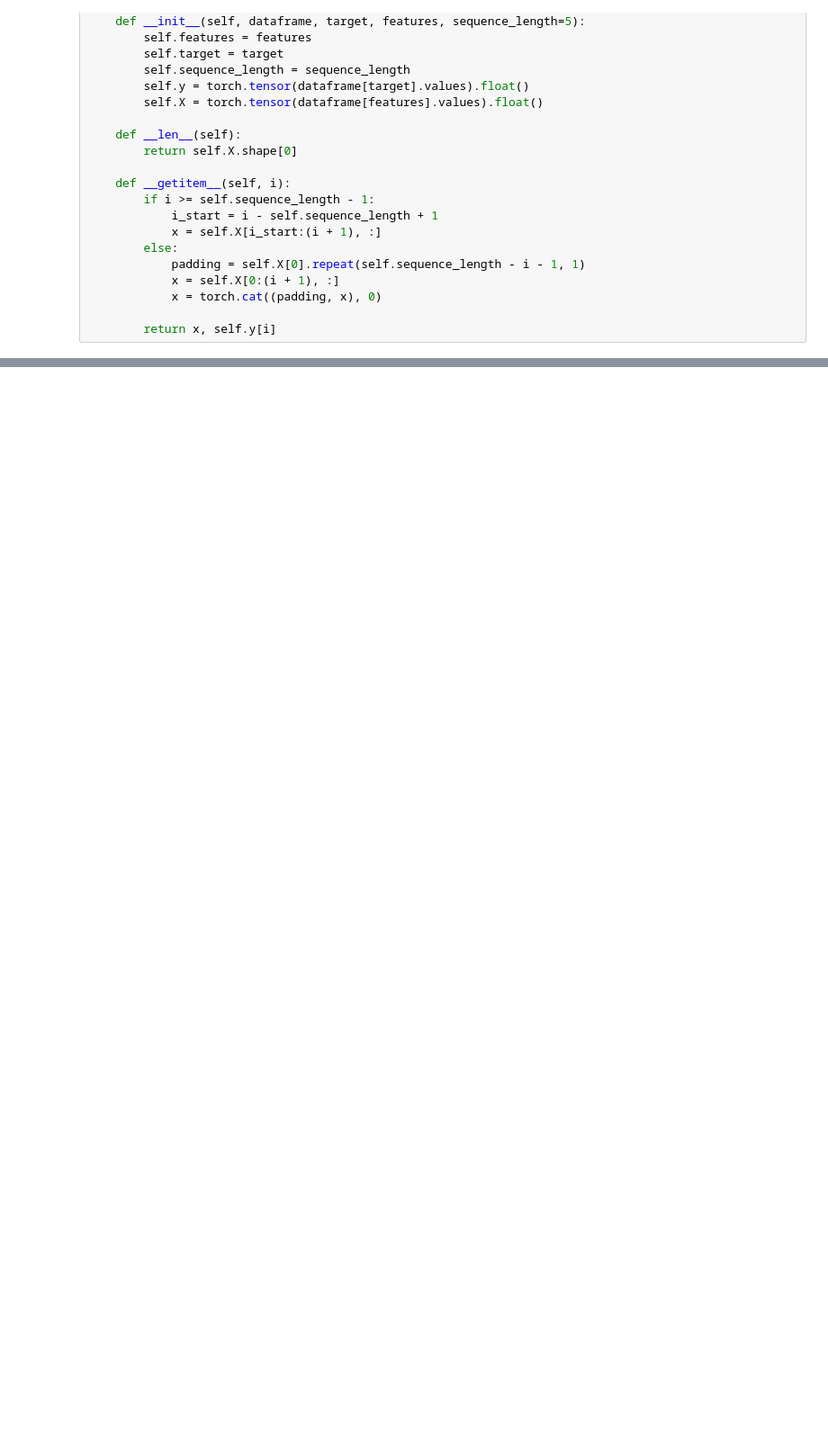
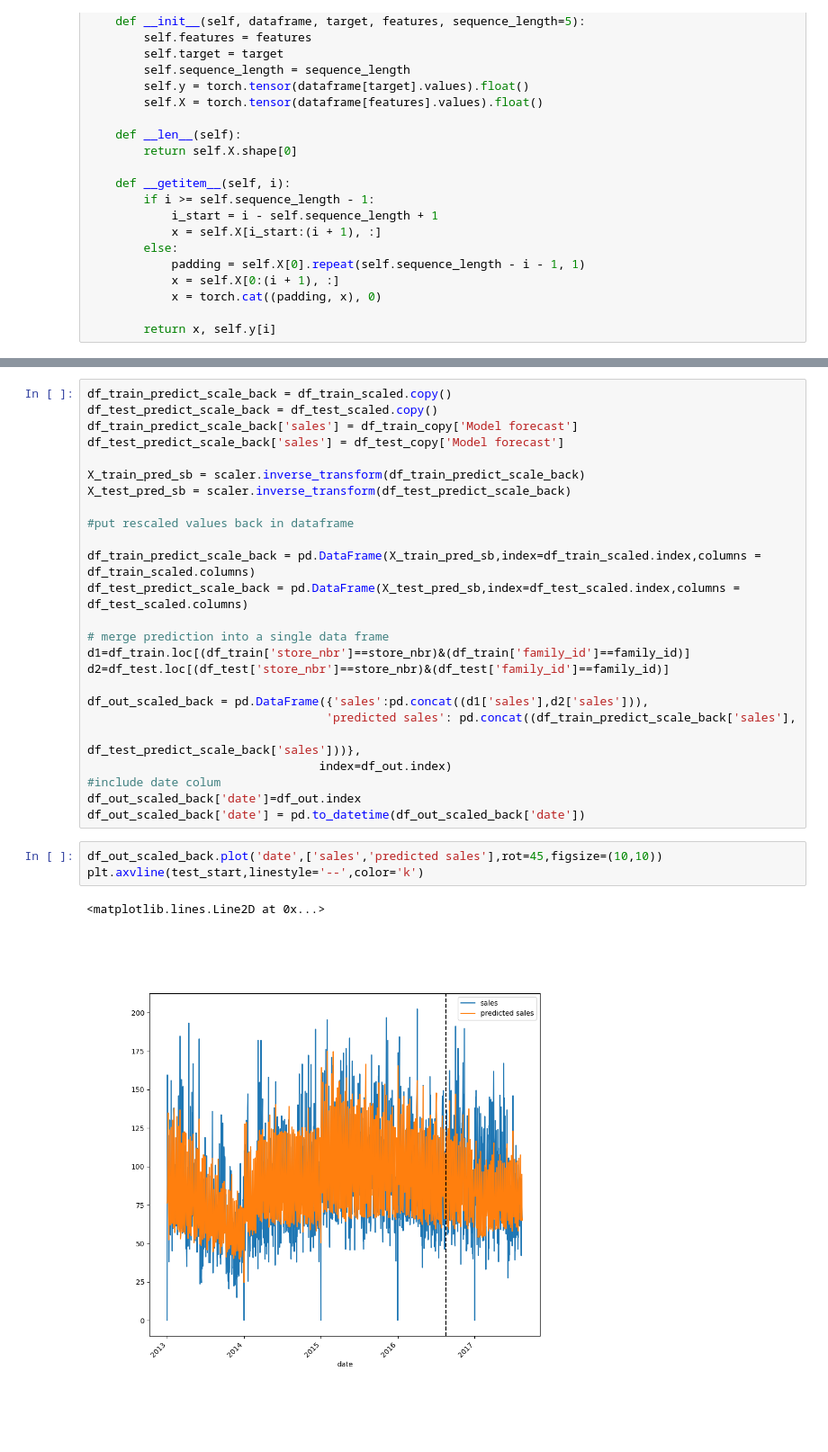
Before and after one commit to PGestrich/AML-Time-Series-Forecasting, a Jupyter notebook: test_pytorch_lstm.ipynb, the cells around one changed output, grey strips where cells are left out. Shown at 90% size. Cells and saved outputs as stored; diff of their text form; blank space fills up the shorter version.

```diff
--- a/test_pytorch_lstm.ipynb
+++ b/test_pytorch_lstm.ipynb
@@ -155,0 +415,31 @@ torch.Size([5, 7])
+# %%
+df_train_predict_scale_back = df_train_scaled.copy()
+df_test_predict_scale_back = df_test_scaled.copy()
+df_train_predict_scale_back['sales'] = df_train_copy['Model forecast']
+df_test_predict_scale_back['sales'] = df_test_copy['Model forecast']
+
+X_train_pred_sb = scaler.inverse_transform(df_train_predict_scale_back)
+X_test_pred_sb = scaler.inverse_transform(df_test_predict_scale_back)
+
+#put rescaled values back in dataframe
+
+df_train_predict_scale_back = pd.DataFrame(X_train_pred_sb,index=df_train_scaled.index,columns = df_train_scaled.columns)
+df_test_predict_scale_back = pd.DataFrame(X_test_pred_sb,index=df_test_scaled.index,columns = df_test_scaled.columns)
+
+# merge prediction into a single data frame
+d1=df_train.loc[(df_train['store_nbr']==store_nbr)&(df_train['family_id']==family_id)]
+d2=df_test.loc[(df_test['store_nbr']==store_nbr)&(df_test['family_id']==family_id)]
+
+df_out_scaled_back = pd.DataFrame({'sales':pd.concat((d1['sales'],d2['sales'])),
+                                  'predicted sales': pd.concat((df_train_predict_scale_back['sales'],
+                                                               df_test_predict_scale_back['sales']))},
+                                 index=df_out.index)
+#include date colum
+df_out_scaled_back['date']=df_out.index
+df_out_scaled_back['date'] = pd.to_datetime(df_out_scaled_back['date'])
+# %%
+df_out_scaled_back.plot('date',['sales','predicted sales'],rot=45,figsize=(10,10))
+plt.axvline(test_start,linestyle='--',color='k')
+# %% [output]
+<matplotlib.lines.Line2D at 0x...>
+[figure, added]
```
Also changed, not shown: parts of 43 cells of this notebook.
